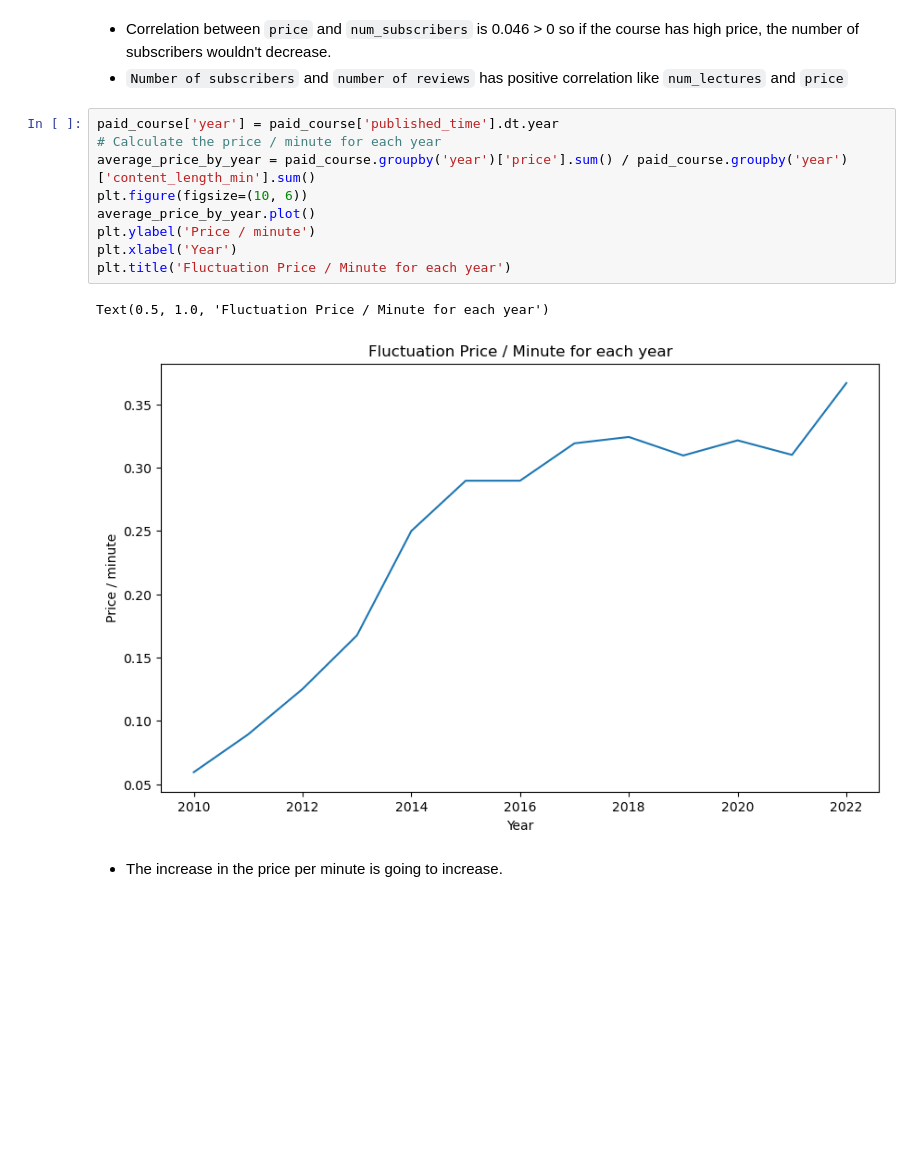
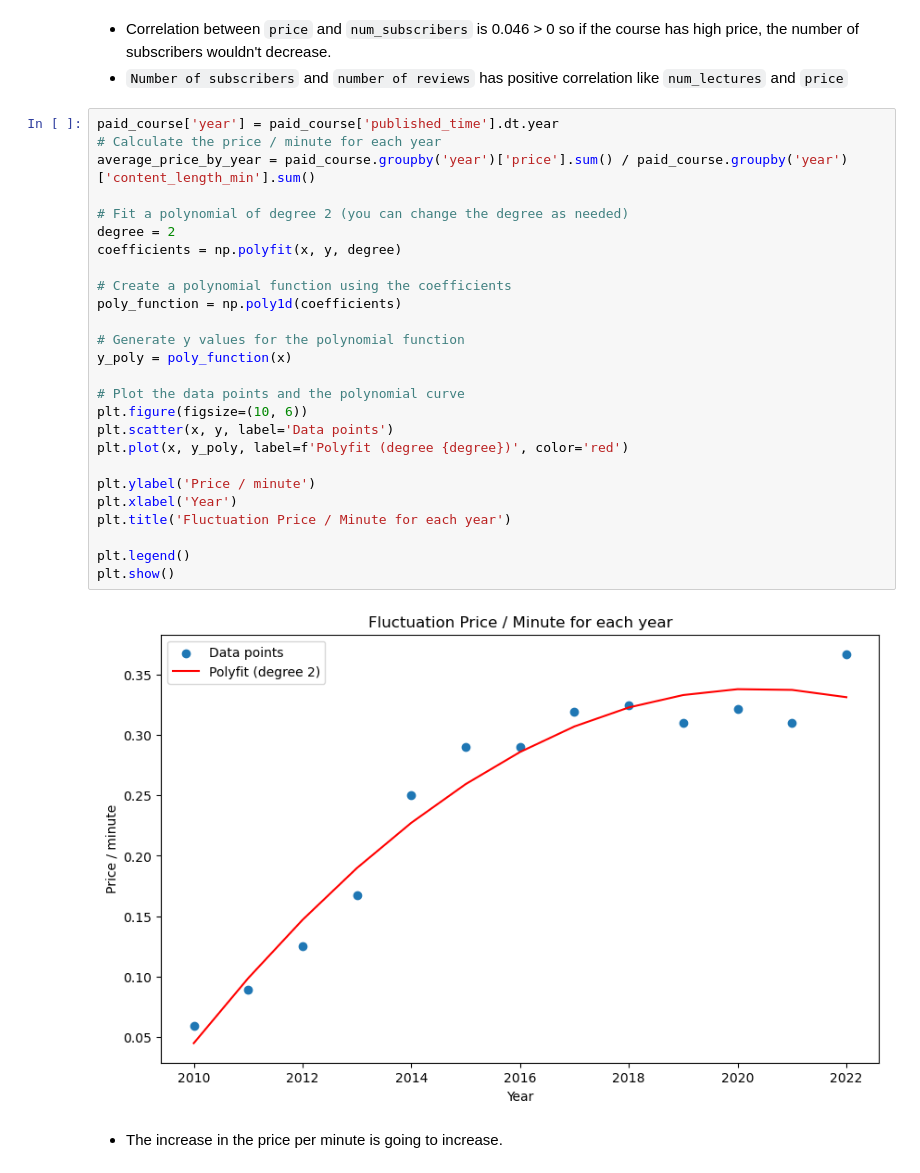
Before and after one commit to TranPhanPhucAn/Final-project-LTKHDL, a Jupyter notebook: Questions.ipynb, the cells around one changed output. Drawn from its saved outputs; the diff is of its cells as text; blank space fills up the shorter version.

```diff
--- a/Questions.ipynb
+++ b/Questions.ipynb
@@ -144,15 +144,31 @@ plt.show()
 # %%
 paid_course['year'] = paid_course['published_time'].dt.year
 # Calculate the price / minute for each year
 average_price_by_year = paid_course.groupby('year')['price'].sum() / paid_course.groupby('year')['content_length_min'].sum()
+
+# Fit a polynomial of degree 2 (you can change the degree as needed)
+degree = 2
+coefficients = np.polyfit(x, y, degree)
+
+# Create a polynomial function using the coefficients
+poly_function = np.poly1d(coefficients)
+
+# Generate y values for the polynomial function
+y_poly = poly_function(x)
+
+# Plot the data points and the polynomial curve
 plt.figure(figsize=(10, 6))
-average_price_by_year.plot()
+plt.scatter(x, y, label='Data points')
+plt.plot(x, y_poly, label=f'Polyfit (degree {degree})', color='red')
+
 plt.ylabel('Price / minute')
 plt.xlabel('Year')
 plt.title('Fluctuation Price / Minute for each year')
+
+plt.legend()
+plt.show()
 # %% [output]
-Text(0.5, 1.0, 'Fluctuation Price / Minute for each year')
-[figure, old version]
+[figure, new version]
 # %% [markdown]
 - The increase in the price per minute is going to increase.
 # %% [markdown]
```
Also changed, not shown: parts of 1 cell of this notebook.
